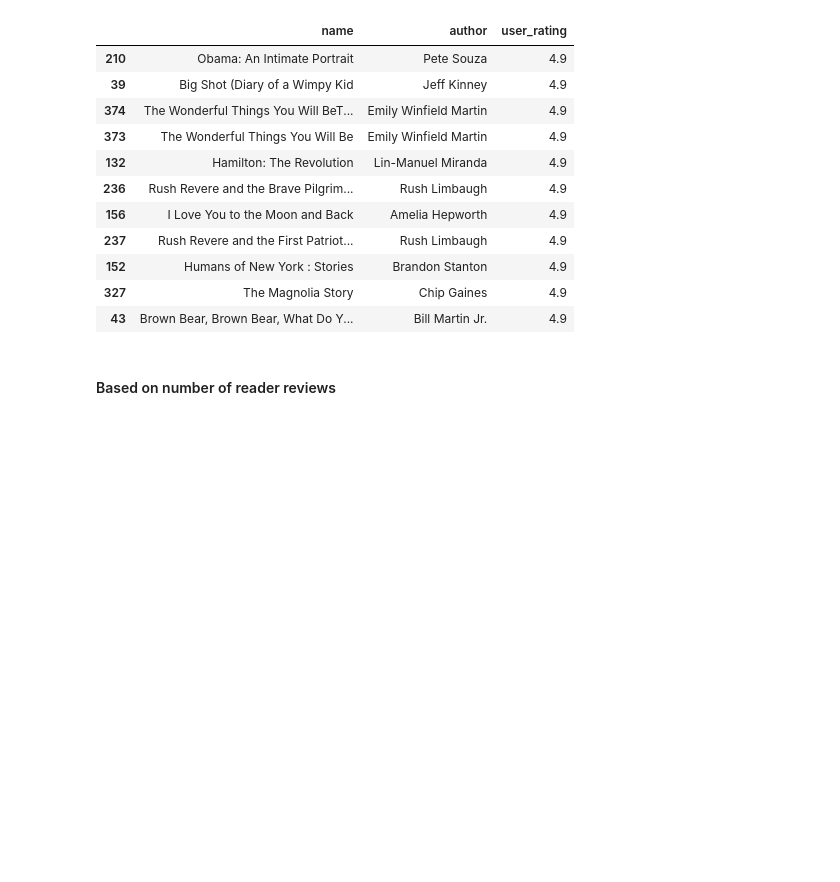
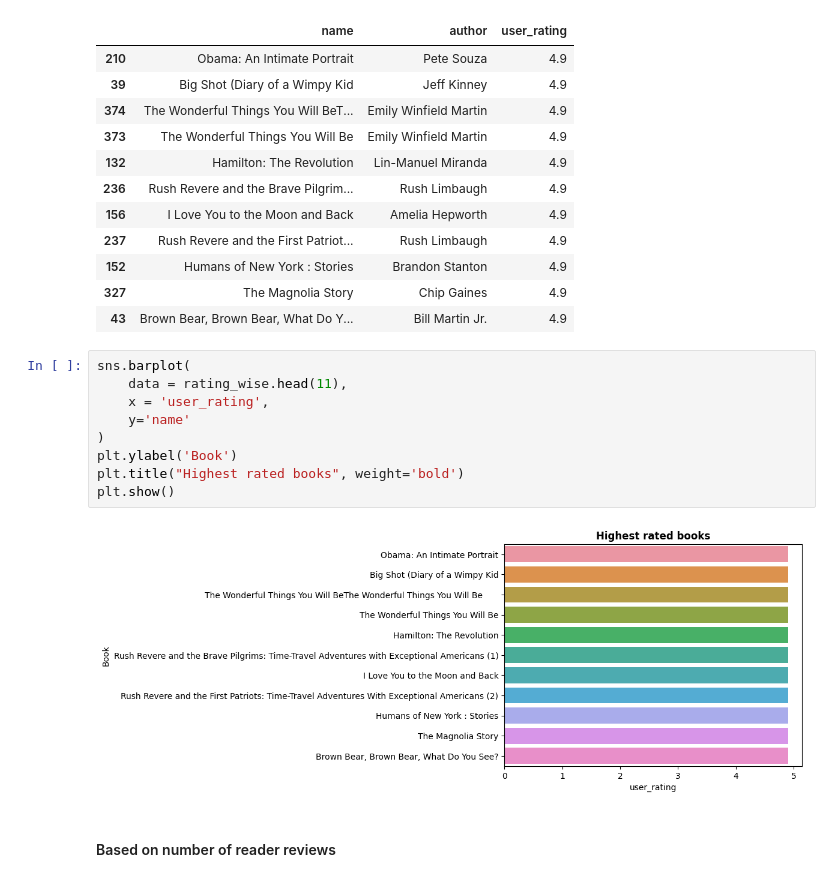
Before and after one commit to dSilu/Best_Selling_Books_of_Amazon, a Jupyter notebook: bestselling books analysis.ipynb, the cells around one changed output. Saved outputs shown, nothing was run; the diff lists cells and outputs as text; blank space fills up the shorter version.

```diff
--- a/bestselling books analysis.ipynb
+++ b/bestselling books analysis.ipynb
@@ -354,6 +354,17 @@ rating_wise.head(11) # fetch top 10 books. 'The wonderful Things you will be app
 | 152 | Humans of New York : Stories | Brandon Stanton | 4.9 |
 | 327 | The Magnolia Story | Chip Gaines | 4.9 |
 | 43 | Brown Bear, Brown Bear, What Do Y... | Bill Martin Jr. | 4.9 |
+# %%
+sns.barplot(
+    data = rating_wise.head(11),
+    x = 'user_rating',
+    y='name'
+)
+plt.ylabel('Book')
+plt.title("Highest rated books", weight='bold')
+plt.show()
+# %% [output]
+[figure, added]
 # %% [markdown]
 #### Based on number of reader reviews
 # %%
```
Also changed, not shown: parts of 3 cells of this notebook, 1 other file.
